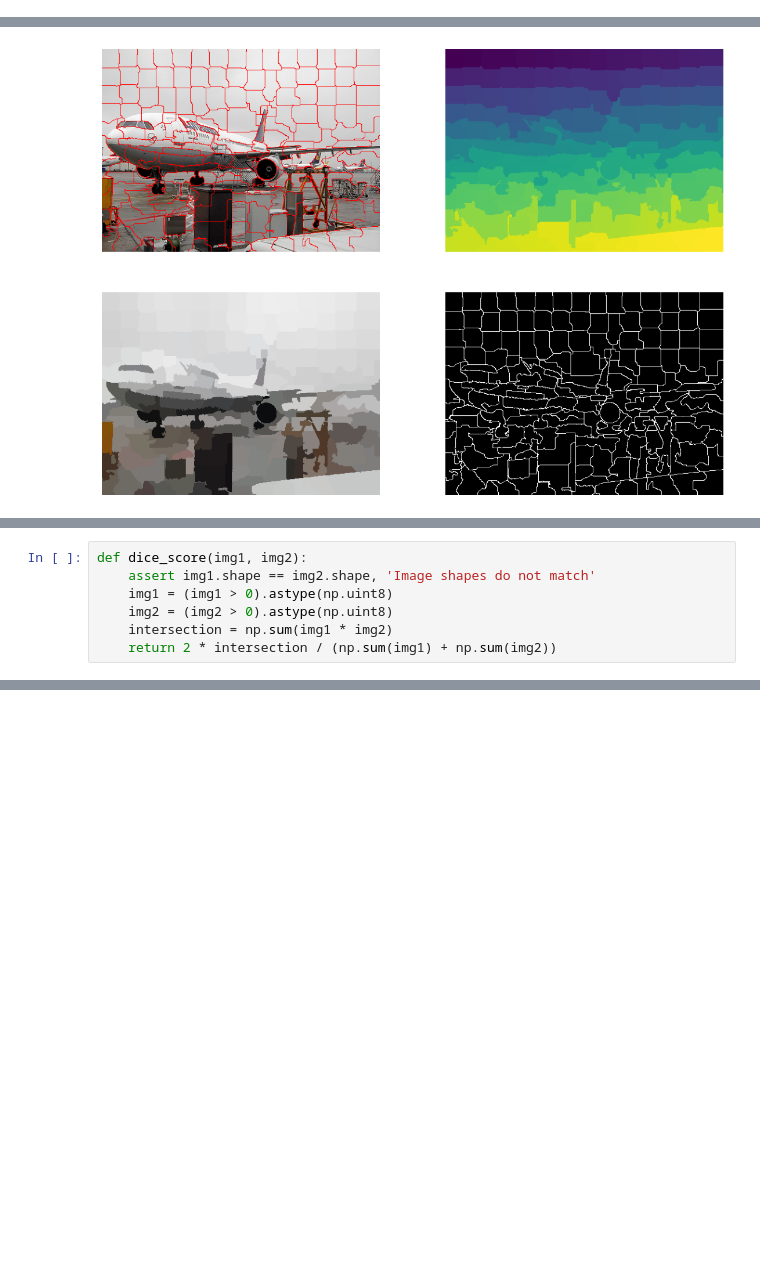
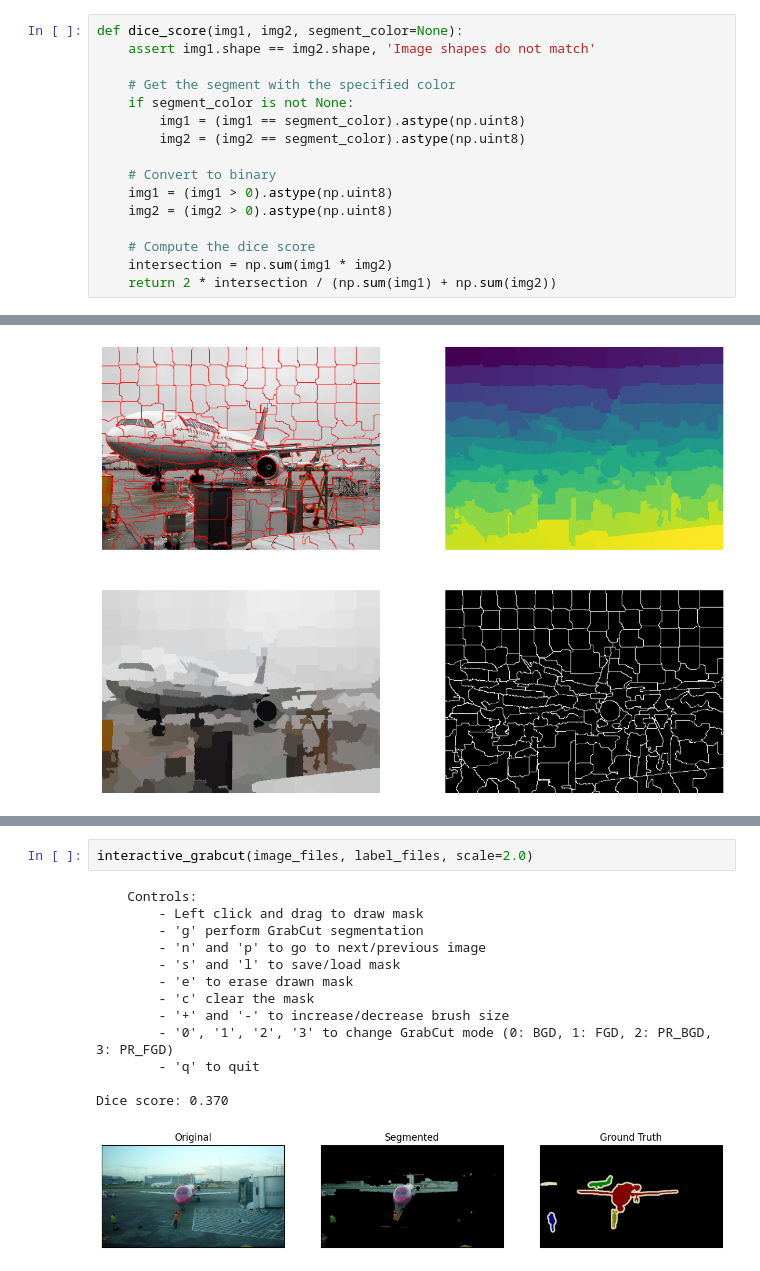
Before and after one commit to AkosKappel/ComputerVision, a Jupyter notebook: assignment-3/voc12.ipynb, the cells around one changed output, grey strips where cells are left out. Cells and saved outputs as stored; diff of their text form; blank space fills up the shorter version.

```diff
--- a/assignment-3/voc12.ipynb
+++ b/assignment-3/voc12.ipynb
@@ -49,0 +52,16 @@ plt.show()
+# %%
+def dice_score(img1, img2, segment_color=None):
+    assert img1.shape == img2.shape, 'Image shapes do not match'
+
+    # Get the segment with the specified color
+    if segment_color is not None:
+        img1 = (img1 == segment_color).astype(np.uint8)
+        img2 = (img2 == segment_color).astype(np.uint8)
+
+    # Convert to binary
+    img1 = (img1 > 0).astype(np.uint8)
+    img2 = (img2 > 0).astype(np.uint8)
+
+    # Compute the dice score
+    intersection = np.sum(img1 * img2)
+    return 2 * intersection / (np.sum(img1) + np.sum(img2))
@@ -168,7 +217,0 @@ Number of superpixels: 165
-# %%
-def dice_score(img1, img2):
-    assert img1.shape == img2.shape, 'Image shapes do not match'
-    img1 = (img1 > 0).astype(np.uint8)
-    img2 = (img2 > 0).astype(np.uint8)
-    intersection = np.sum(img1 * img2)
-    return 2 * intersection / (np.sum(img1) + np.sum(img2))
@@ -196,0 +364,16 @@ dice_score(lbl1, lbl2), dice_score(lbl1, lbl1)
+# %%
+interactive_grabcut(image_files, label_files, scale=2.0)
+# %% [output]
+    Controls:
+        - Left click and drag to draw mask
+        - 'g' perform GrabCut segmentation
+        - 'n' and 'p' to go to next/previous image
+        - 's' and 'l' to save/load mask
+        - 'e' to erase drawn mask
+        - 'c' clear the mask
+        - '+' and '-' to increase/decrease brush size
+        - '0', '1', '2', '3' to change GrabCut mode (0: BGD, 1: FGD, 2: PR_BGD, 3: PR_FGD)
+        - 'q' to quit
+
+Dice score: 0.370
+[figure, added]
```
Also changed, not shown: parts of 6 cells of this notebook, 1 other file.
